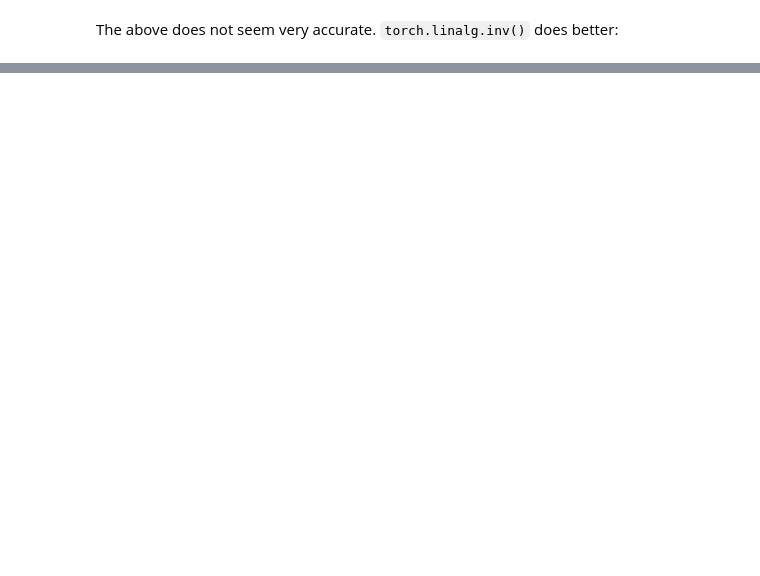
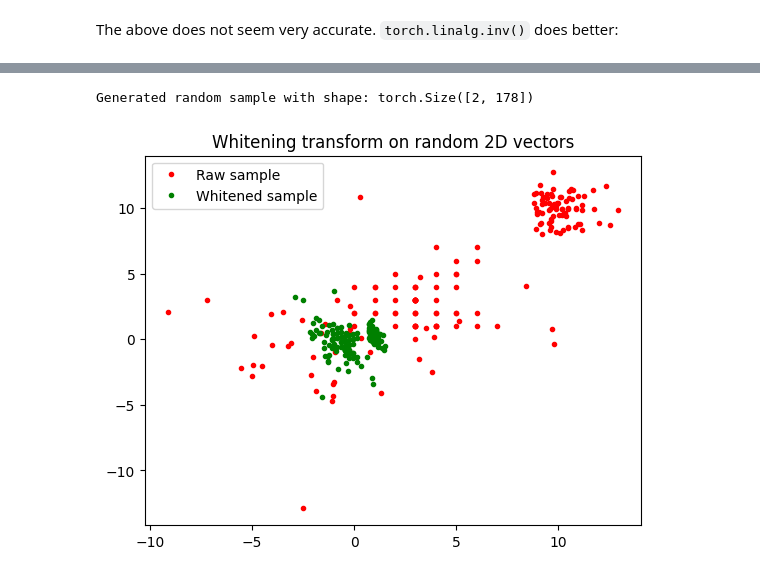
Before and after one commit to Nifrec/rolim, a Jupyter notebook: rolim/notebooks/whitening.ipynb, the cells around one changed output, grey strips where cells are left out. Cells and saved outputs as stored; diff of their text form; code cells hidden in the pictures; blank space fills up the shorter version.

Commit message:
Add experiment whitening transform on 2D data

```diff
--- a/rolim/notebooks/whitening.ipynb
+++ b/rolim/notebooks/whitening.ipynb
@@ -21,3 +21,13 @@ above the main diagonal are always 0).
 It is supposedly faster than the Eigenvalue-decomposition.
 PyTorch implements both only on the CPU,
 so I doubt either is particularly fast to use in Neural Networks.
+# %%
+import torch
+import random
+import numpy as np
+import matplotlib.pyplot as plt
+from rolim.tools.stats import sample_covar
+from rolim.tools.testing import assert_tensor_eq
+from rolim.whitening.whitening import whiten
+
+RNG = np.random.default_rng()
@@ -79,0 +94,37 @@ tensor([[ 1.0000e+00,  0.0000e+00,  0.0000e+00],
+# %%
+n1 = RNG.integers(low=10, high=100, dtype=int)
+n2 = RNG.integers(low=10, high=100, dtype=int)
+n3 = RNG.integers(low=10, high=100, dtype=int)
+
+distr1 = torch.distributions.multivariate_normal.MultivariateNormal(
+    loc = torch.tensor([10, 10], dtype=torch.float),
+    covariance_matrix=torch.eye(2, dtype=torch.float)
+)
+
+distr2 = torch.distributions.multivariate_normal.MultivariateNormal(
+    loc = torch.tensor([-1, 0], dtype=torch.float),
+    covariance_matrix= torch.tensor([
+        [3, 4], [4, 30]
+    ], dtype=torch.float)
+)
+
+distr3 = torch.distributions.Poisson(rate=3)
+# %%
+sample1 = distr1.sample((n1,)).reshape((2, -1))
+sample2 = distr2.sample((n2,)).reshape((2, -1))
+sample3 = distr3.sample((2, n3))
+
+sample = torch.concat((sample1, sample2, sample3), dim=1)
+print(f"Generated random sample with shape: {sample.shape}")
+
+whitened_sample = whiten(sample)
+# %% [output]
+Generated random sample with shape: torch.Size([2, 178])
+# %%
+fig, ax = plt.subplots(nrows=1, ncols=1)
+ax.plot(sample[0, :], sample[1, :], ".", color="red", label="Raw sample")
+ax.plot(whitened_sample[0, :], whitened_sample[1, :], ".", color="green", label="Whitened sample")
+ax.legend()
+ax.set(**{"title": "Whitening transform on random 2D vectors"});
+# %% [output]
+[figure, added]
```
Also changed, not shown: parts of 6 cells of this notebook.
